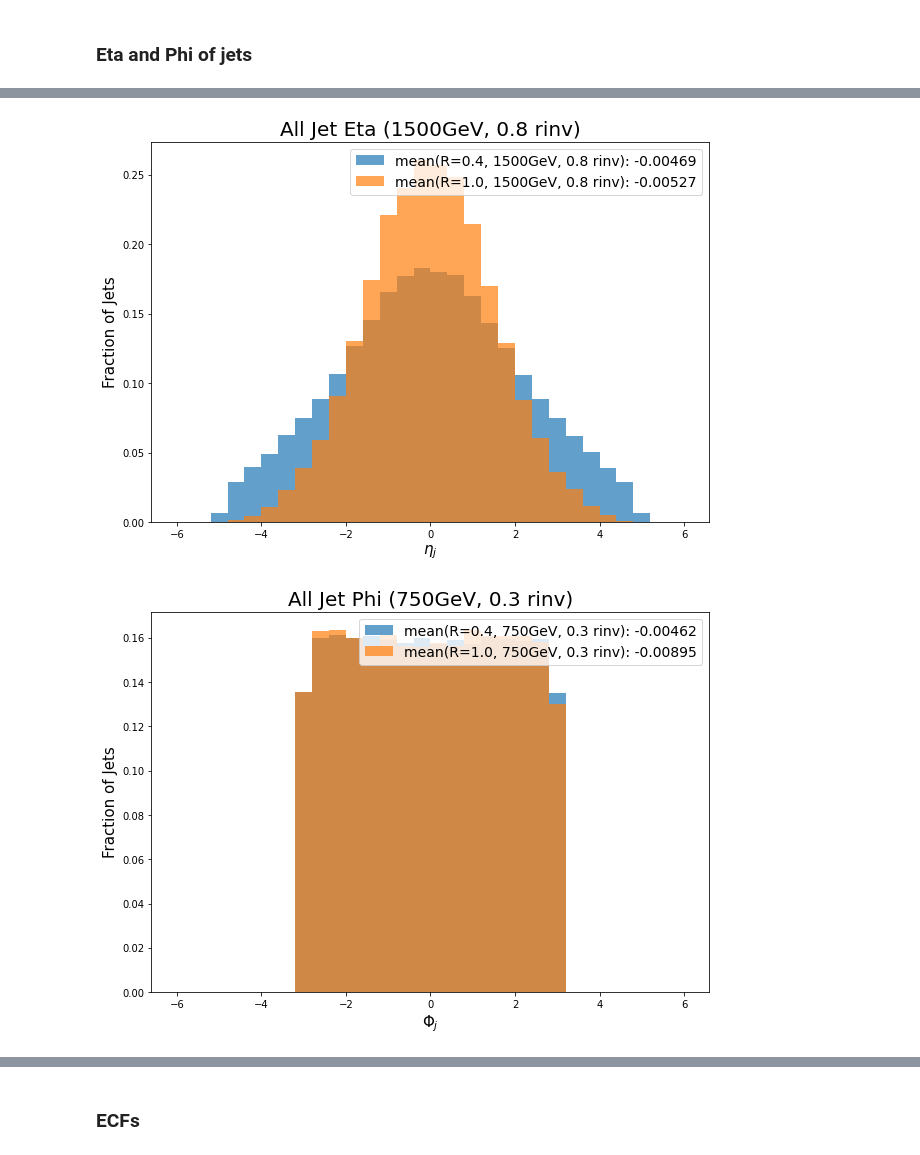
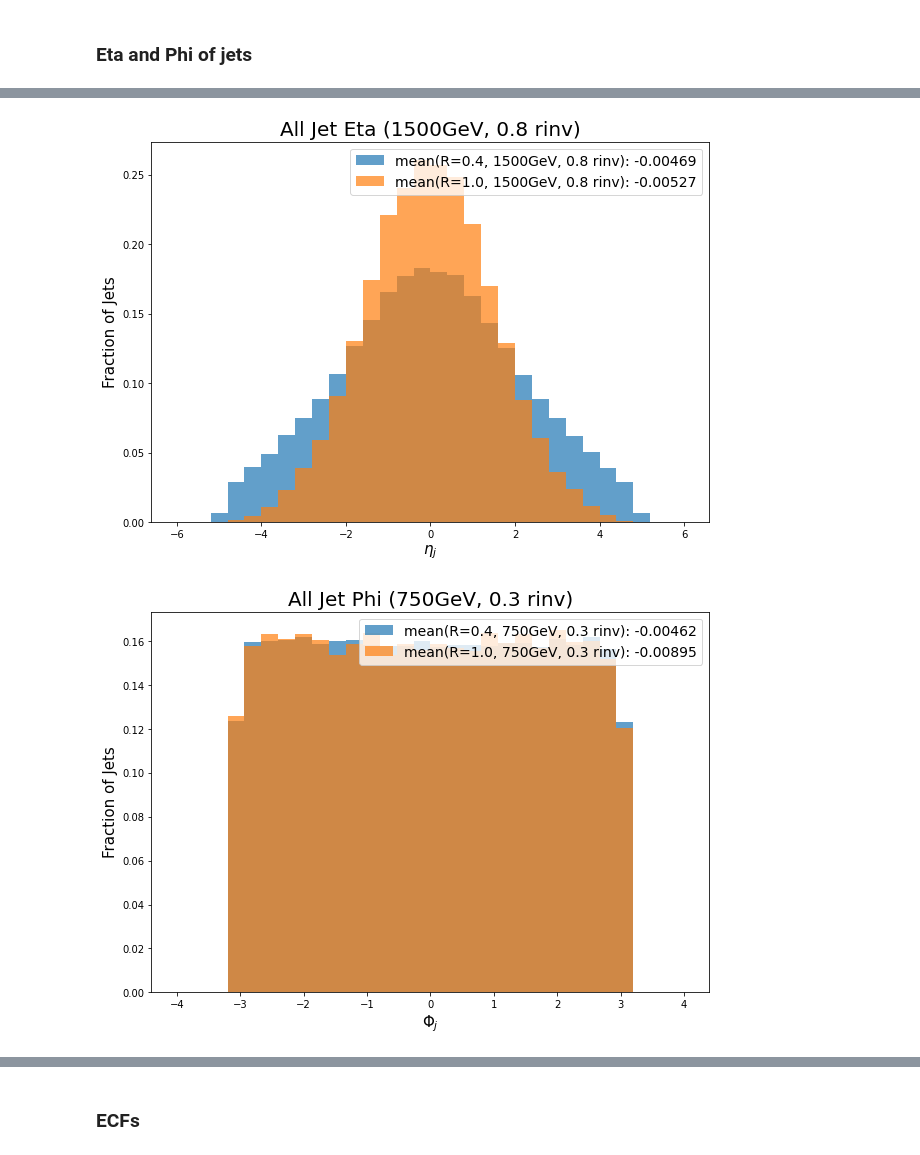
Before and after one commit to dlai211/Semi-Visible-Jets, a Jupyter notebook: SVJ_all.ipynb, the cells around one changed output, grey strips where cells are left out. Saved outputs shown, nothing was run; the diff lists cells and outputs as text; code cells hidden in the pictures.

```diff
--- a/SVJ_all.ipynb
+++ b/SVJ_all.ipynb
@@ -208,20 +208,22 @@ plt.show()
 # %%
 def Jet(fastjet_truth, fatjet_truth, gev, rinv, eta=False, phi=False):
   if eta:
+    bin = np.linspace(-6, 6, 31)
     fastjet_truth, fatjet_truth = ak.flatten(fastjet_truth['a4_truth_eta']), ak.flatten(fatjet_truth['a10_truth_eta'])
     plt.xlabel(r'$η_{j}$', fontsize=15)
     plt.ylabel('Fraction of Jets', fontsize=15)
     plt.title(f'All Jet Eta ({gev}GeV, {rinv} rinv)', fontsize=20)
 
   if phi:
+    bin = np.linspace(-4, 4, 31)
     fastjet_truth, fatjet_truth = ak.flatten(fastjet_truth['a4_truth_phi']), ak.flatten(fatjet_truth['a10_truth_phi'])
     plt.xlabel(r'$Φ_{j}$', fontsize=15)
     plt.ylabel('Fraction of Jets', fontsize=15)
     plt.title(f'All Jet Phi ({gev}GeV, {rinv} rinv)', fontsize=20)
 
   fast_mean, fat_mean = round(ak.mean(fastjet_truth), 5), round(ak.mean(fatjet_truth), 5)
-  plt.hist(fastjet_truth, bins=np.linspace(-6, 6, 31), alpha=0.7, density=True, label=f'mean(R=0.4, {gev}GeV, {rinv} rinv): {fast_mean}')
-  plt.hist(fatjet_truth, bins=np.linspace(-6, 6, 31), alpha=0.7, density=True, label=f'mean(R=1.0, {gev}GeV, {rinv} rinv): {fat_mean}')
+  plt.hist(fastjet_truth, bins=bin, alpha=0.7, density=True, label=f'mean(R=0.4, {gev}GeV, {rinv} rinv): {fast_mean}')
+  plt.hist(fatjet_truth, bins=bin, alpha=0.7, density=True, label=f'mean(R=1.0, {gev}GeV, {rinv} rinv): {fat_mean}')
   plt.legend(fontsize=14)
 
 
@@ -235,31 +237,31 @@ plt.show()
 
 plt.figure(figsize=(10,7))
 Jet(fastjet_truth_1500_3, fatjet_truth_1500_3, 1500, 0.3, eta=True)
 plt.show()
 
 plt.figure(figsize=(10,7))
 Jet(fastjet_truth_1500_8, fatjet_truth_1500_8, 1500, 0.8, eta=True)
 plt.show()
 
 
 plt.figure(figsize=(10,7))
 Jet(fastjet_truth_750_3, fatjet_truth_750_3, 750, 0.3, phi=True)
 plt.show()
 
 plt.figure(figsize=(10,7))
 Jet(fastjet_truth_750_8, fatjet_truth_750_8, 750, 0.8, phi=True)
 plt.show()
 
 plt.figure(figsize=(10,7))
 Jet(fastjet_truth_1500_3, fatjet_truth_1500_3, 1500, 0.3, phi=True)
 plt.show()
 
 plt.figure(figsize=(10,7))
 Jet(fastjet_truth_1500_8, fatjet_truth_1500_8, 1500, 0.8, phi=True)
 plt.show()
 # %% [output]
 [figure]
 [figure]
 [figure]
 [figure]
-[figure, old version]
+[figure, new version]
```
Also changed, not shown: parts of 2 cells of this notebook.
